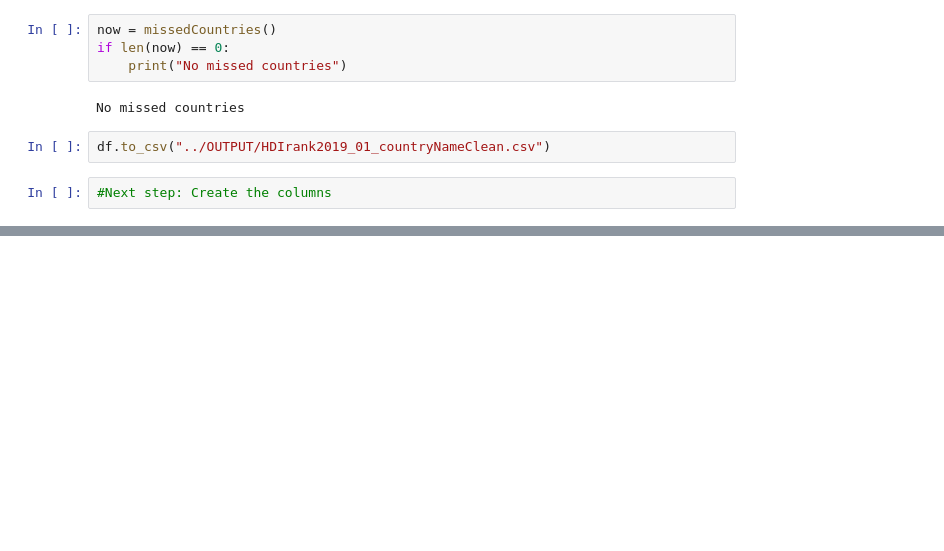
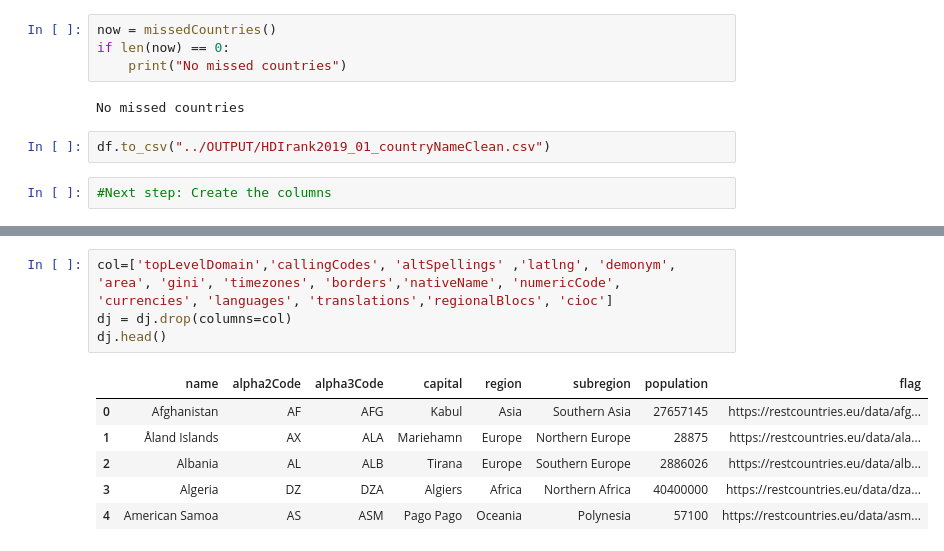
Before and after one commit to MdeMaic/WebScrapingAPI_Project, a Jupyter notebook: SRC/Functions.ipynb, the cells around one changed output, grey strips where cells are left out. Drawn from its saved outputs; the diff is of its cells as text; blank space fills up the shorter version.

```diff
--- a/SRC/Functions.ipynb
+++ b/SRC/Functions.ipynb
@@ -124,0 +145,11 @@ df.to_csv("../OUTPUT/HDIrank2019_01_countryNameClean.csv")
+# %%
+col=['topLevelDomain','callingCodes', 'altSpellings' ,'latlng', 'demonym', 'area', 'gini', 'timezones', 'borders','nativeName', 'numericCode', 'currencies', 'languages', 'translations','regionalBlocs', 'cioc']
+dj = dj.drop(columns=col)
+dj.head()
+# %% [output]
+|  | name | alpha2Code | alpha3Code | capital | region | subregion | population | flag |
+| 0 | Afghanistan | AF | AFG | Kabul | Asia | Southern Asia | 27657145 | https://restcountries.eu/data/afg... |
+| 1 | Åland Islands | AX | ALA | Mariehamn | Europe | Northern Europe | 28875 | https://restcountries.eu/data/ala... |
+| 2 | Albania | AL | ALB | Tirana | Europe | Southern Europe | 2886026 | https://restcountries.eu/data/alb... |
+| 3 | Algeria | DZ | DZA | Algiers | Africa | Northern Africa | 40400000 | https://restcountries.eu/data/dza... |
+| 4 | American Samoa | AS | ASM | Pago Pago | Oceania | Polynesia | 57100 | https://restcountries.eu/data/asm... |
```
Also changed, not shown: parts of 2 cells of this notebook.
